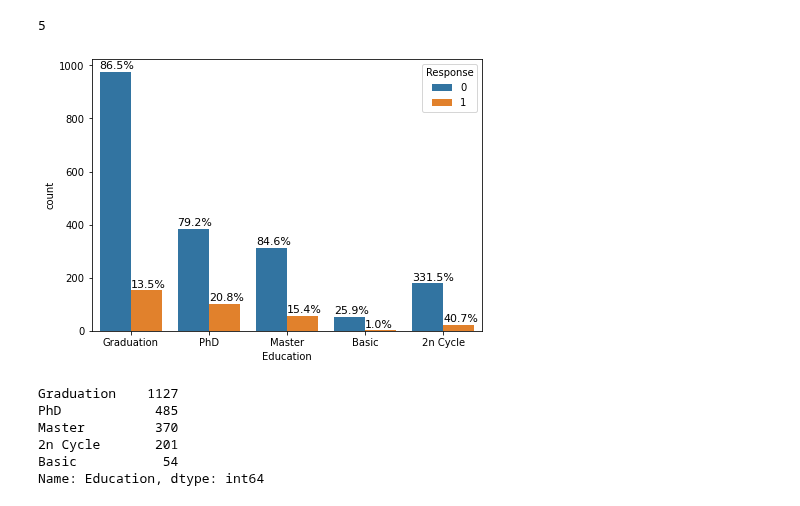
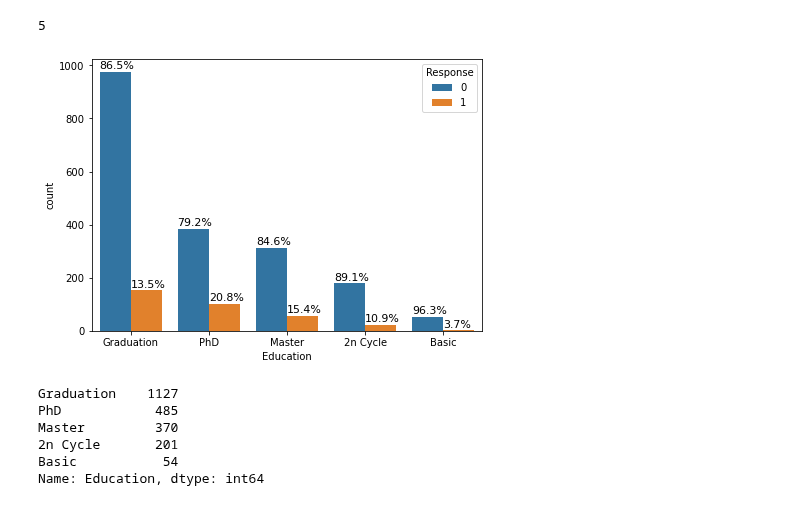
Before and after one commit to clarentcelsia/Analytics, a Jupyter notebook: marketing_campaign.ipynb, the cells around one changed output. Cells and saved outputs as stored; diff of their text form; code cells hidden in the pictures.

```diff
--- a/marketing_campaign.ipynb
+++ b/marketing_campaign.ipynb
@@ -376,22 +376,23 @@ cats
 # %% [output]
 5
 # %%
+orders = ['Graduation', 'PhD', 'Master', '2n Cycle', 'Basic']
 fig, ax = plt.subplots(figsize=(7,5)) # Create just a figure and only one subplot
 
-ax = sns.countplot(ax=ax, data=df_, x='Education', hue='Response')
+ax = sns.countplot(ax=ax, data=df_, x='Education', hue='Response', order=orders)
 n_hues = 2 #hue: response(0, 1)
 _bars = [p for p in ax.patches]
 h_bars = [p.get_height() for p in ax.patches]
 for i in range(cats):
-    total_values = df_['Education'].value_counts().values[i]
+    total_values = df_['Education'].value_counts().sort_values(ascending=False).values[i]
     for j in range(n_hues):
         percent = '{:.1f}%'.format(100 * h_bars[(j*cats + i)]/total_values)
         x = _bars[(j*cats + i)].get_x() + _bars[(j*cats + i)].get_width() / 2 - 0.2
         y = _bars[(j*cats + i)].get_y() + _bars[(j*cats + i)].get_height() + 10.5
         ax.annotate(percent, (x, y), size = 11)
 fig.show()
 
 # Mereka yang menerima penawaran campaign Ifood, mayoritas lulusan 'Graduation'
 # %% [output]
-[figure, old version]
+[figure, new version]
 # %%
```
Also changed, not shown: parts of 1 cell of this notebook.
